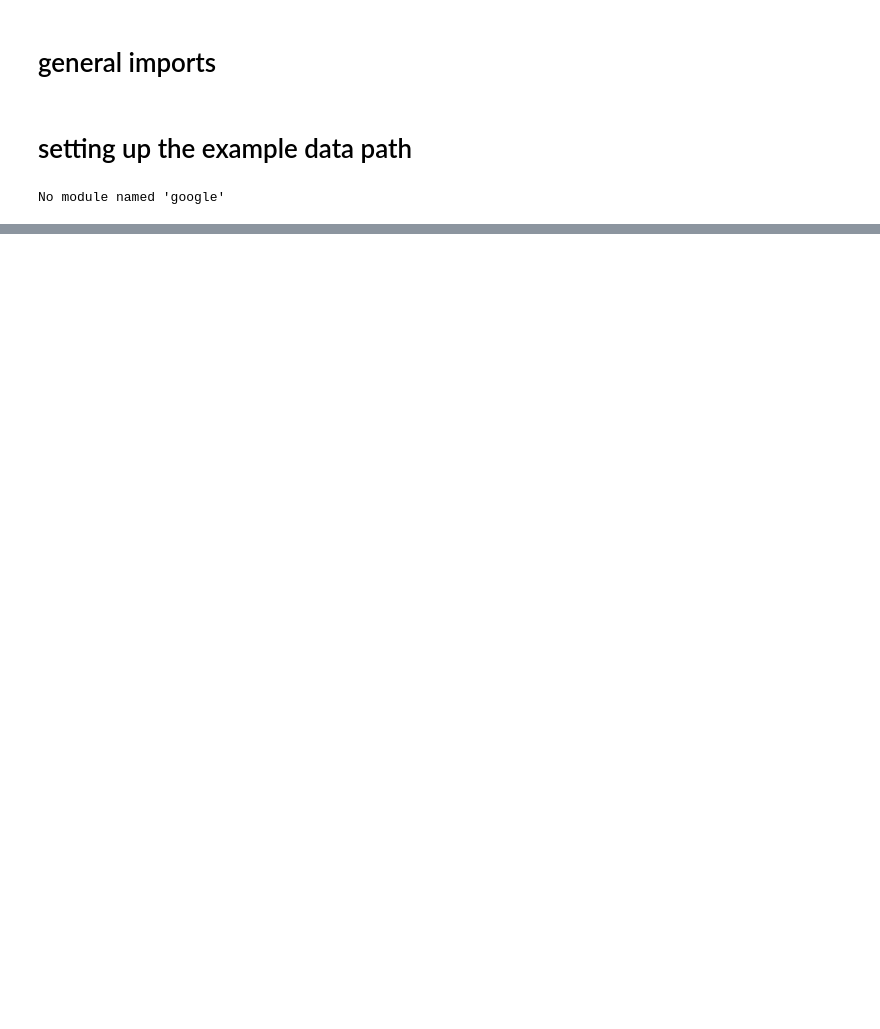
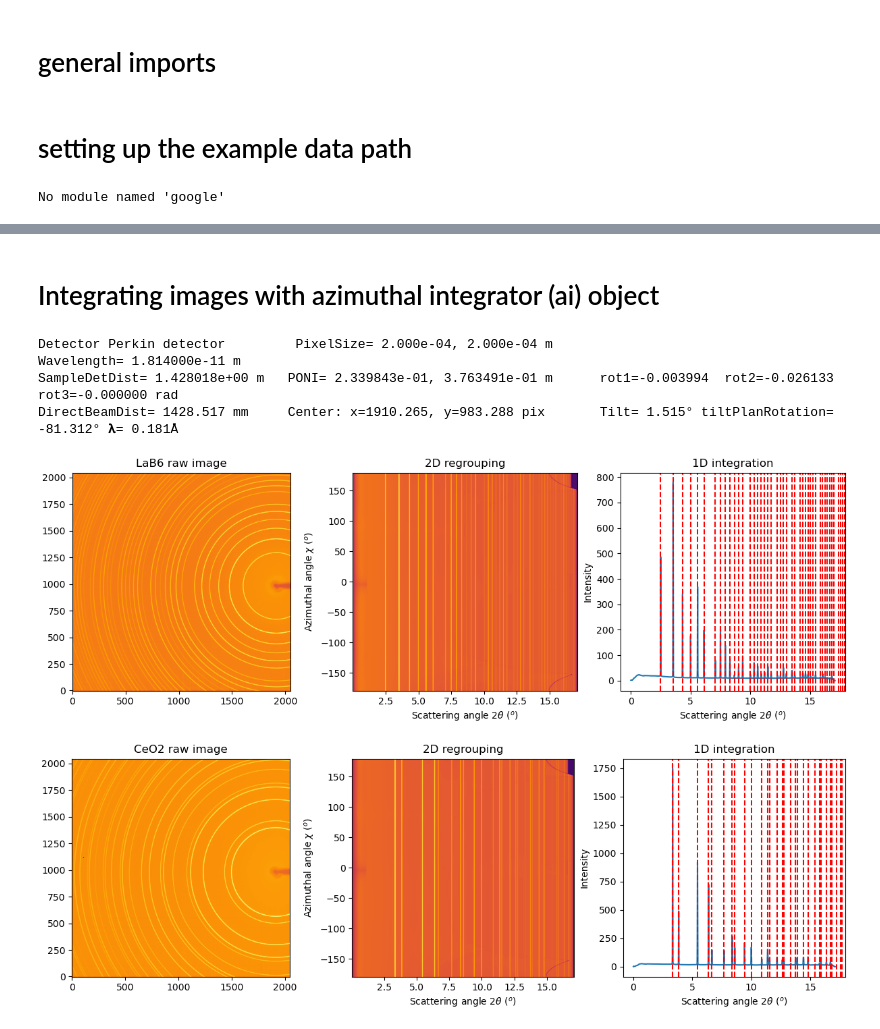
Before and after one commit to pmeshkov/pySULI, a Jupyter notebook: notebooks/002.learn_pyFAI.ipynb, the cells around one changed output, grey strips where cells are left out. Saved outputs shown, nothing was run; the diff lists cells and outputs as text; code cells hidden in the pictures; blank space fills up the shorter version.

```diff
--- a/notebooks/002.learn_pyFAI.ipynb
+++ b/notebooks/002.learn_pyFAI.ipynb
@@ -65,0 +230,74 @@ os.listdir('.')
+# %% [markdown]
+# Integrating images with azimuthal integrator (ai) object
+# %%
+# As explained in the previous section, we can read ai through a provided poni file or generate it by performing a calibration.
+# A third option is to define it as in the following
+
+
+ai_dict = {
+    'detector_name':"Perkin Elmer",
+    'wavelength':1.814000e-11,
+    'detector_dist':1.4280177479893559,
+    'detector_poni1':0.23398429857415295,
+    'detector_poni2':0.37634908408057827,
+    'detector_rot1':-0.003994332959290178,
+    'detector_rot2':-0.026132616520970278,
+    'detector_rot3':-4.71036871681453e-10,
+    'ai_from':'20240122-191827_step_scan_uid=4d94f1ef__LaB6.nc'
+}
+from pyFAI.azimuthalIntegrator import AzimuthalIntegrator
+ai = AzimuthalIntegrator(
+    detector=ai_dict['detector_name'],
+    wavelength=ai_dict['wavelength'],
+    dist=ai_dict['detector_dist'],
+    poni1=ai_dict['detector_poni1'],
+    poni2=ai_dict['detector_poni2'],
+    rot1=ai_dict['detector_rot1'],
+    rot2=ai_dict['detector_rot2'],
+    rot3=ai_dict['detector_rot3'],
+)
+
+ai
+# %% [output]
+Detector Perkin detector         PixelSize= 2.000e-04, 2.000e-04 m
+Wavelength= 1.814000e-11 m
+SampleDetDist= 1.428018e+00 m   PONI= 2.339843e-01, 3.763491e-01 m      rot1=-0.003994  rot2=-0.026133  rot3=-0.000000 rad
+DirectBeamDist= 1428.517 mm     Center: x=1910.265, y=983.288 pix       Tilt= 1.515° tiltPlanRotation= -81.312° 𝛌= 0.181Å
+# %%
+# for LaB6
+img = fabio.open("from_PerkinElmer_detector/LaB6.tiff").data
+i2d = ai.integrate2d(img, npt_rad=5000, npt_azim=350, unit='2th_deg', method='bbox') # 2D integrated image (i.e. cake)
+i1d = ai.integrate1d(img, npt=5000, unit='2th_deg', method='bbox') # 1D integrated profile
+calibrant = CALIBRANT_FACTORY("LaB6")
+calibrant.wavelength = ai.wavelength
+
+
+fig = plt.figure(figsize=(12,4))
+ax = fig.add_subplot(1,3,1)
+jupyter.display(img,ax=ax);
+ax.set_title('LaB6 raw image')
+ax = fig.add_subplot(1,3,2)
+jupyter.plot2d(i2d,ax=ax);
+ax = fig.add_subplot(1,3,3)
+jupyter.plot1d(i1d,calibrant=calibrant,ax=ax);
+
+
+
+# for CeO2
+img = fabio.open("from_PerkinElmer_detector/CeO2.tiff").data
+i2d = ai.integrate2d(img, npt_rad=5000, npt_azim=350, unit='2th_deg', method='bbox') # 2D integrated image (i.e. cake)
+i1d = ai.integrate1d(img, npt=5000, unit='2th_deg', method='bbox') # 1D integrated profile
+calibrant = CALIBRANT_FACTORY("CeO2")
+calibrant.wavelength = ai.wavelength
+
+fig = plt.figure(figsize=(12,4))
+ax = fig.add_subplot(1,3,1)
+jupyter.display(img,ax=ax);
+ax.set_title('CeO2 raw image')
+ax = fig.add_subplot(1,3,2)
+jupyter.plot2d(i2d,ax=ax);
+ax = fig.add_subplot(1,3,3)
+jupyter.plot1d(i1d,calibrant=calibrant,ax=ax);
+# %% [output]
+[figure, added]
+[figure, added]
```
Also changed, not shown: parts of 24 cells of this notebook, 1 other file.
